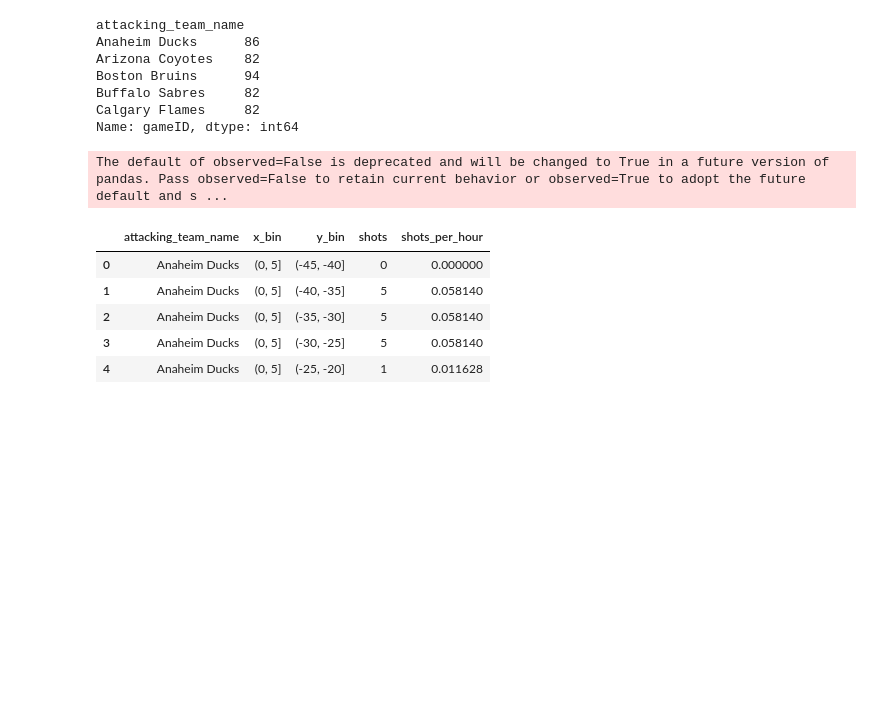
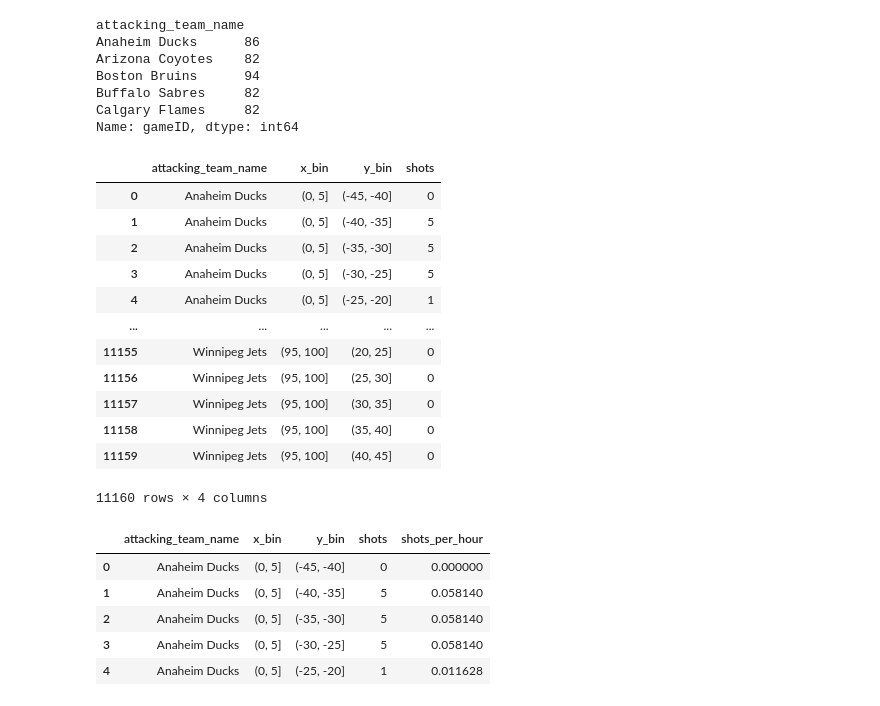
Before and after one commit to MkYacine/IFT6758-Projet, a Jupyter notebook: data/advanced_visualization2.ipynb, the cells around one changed output. Drawn from its saved outputs; the diff is of its cells as text; code cells hidden in the pictures; blank space fills up the shorter version.

```diff
--- a/data/advanced_visualization2.ipynb
+++ b/data/advanced_visualization2.ipynb
@@ -10,7 +12,7 @@ import matplotlib.image as image
 file = './img/attack_zone.png'
 logo = image.imread(file)
 # %%
-input_file = os.path.join('datasets\csv_files','2017.csv')
+input_file = os.path.join('./datasets/csv_files','2017.csv')
 df = pd.read_csv(input_file)
 # %%
 df.head()
@@ -64,8 +66,21 @@ Calgary Flames     82
 Name: gameID, dtype: int64
 # %%
 shot_ratios = attack_df.groupby(['attacking_team_name', 'x_bin', 'y_bin']).size().reset_index(name='shots')
+shot_ratios
 # %% [output]
+|  | attacking_team_name | x_bin | y_bin | shots |
+| 0 | Anaheim Ducks | (0, 5] | (-45, -40] | 0 |
+| 1 | Anaheim Ducks | (0, 5] | (-40, -35] | 5 |
+| 2 | Anaheim Ducks | (0, 5] | (-35, -30] | 5 |
+| 3 | Anaheim Ducks | (0, 5] | (-30, -25] | 5 |
+| 4 | Anaheim Ducks | (0, 5] | (-25, -20] | 1 |
+| ... | ... | ... | ... | ... |
+| 11155 | Winnipeg Jets | (95, 100] | (20, 25] | 0 |
+| 11156 | Winnipeg Jets | (95, 100] | (25, 30] | 0 |
+| 11157 | Winnipeg Jets | (95, 100] | (30, 35] | 0 |
+| 11158 | Winnipeg Jets | (95, 100] | (35, 40] | 0 |
+| 11159 | Winnipeg Jets | (95, 100] | (40, 45] | 0 |
-The default of observed=False is deprecated and will be changed to True in a future version of pandas. Pass observed=False to retain current behavior or observed=True to adopt the future default and s ...
+11160 rows × 4 columns
 # %%
 shot_ratios['shots_per_hour'] = shot_ratios['shots'] / shot_ratios['attacking_team_name'].map(games_per_team)
 # %%
```
Also changed, not shown: parts of 14 cells of this notebook, 1 other file.
